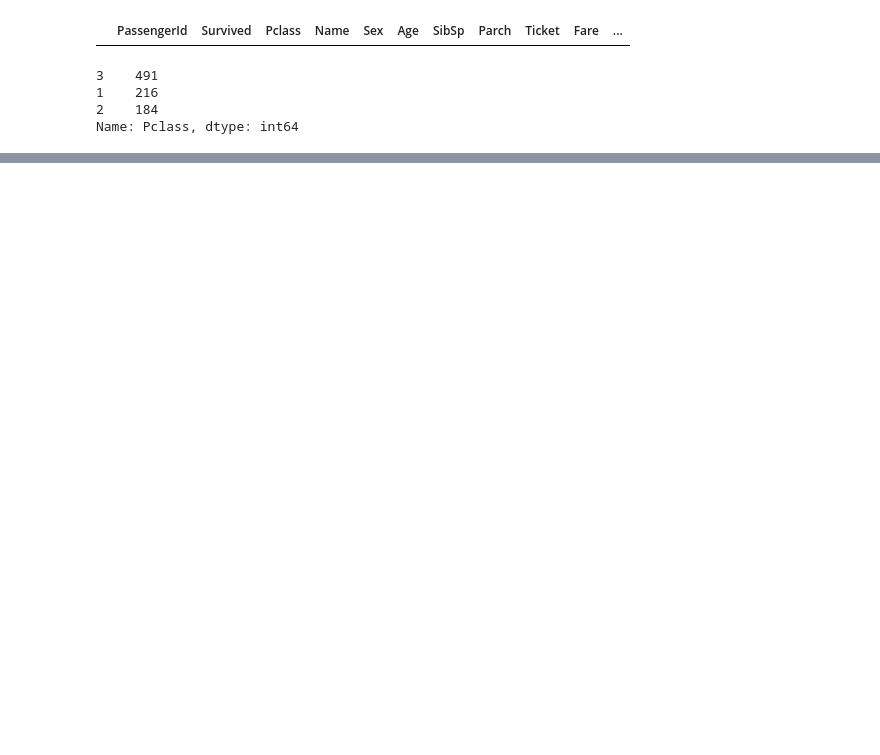
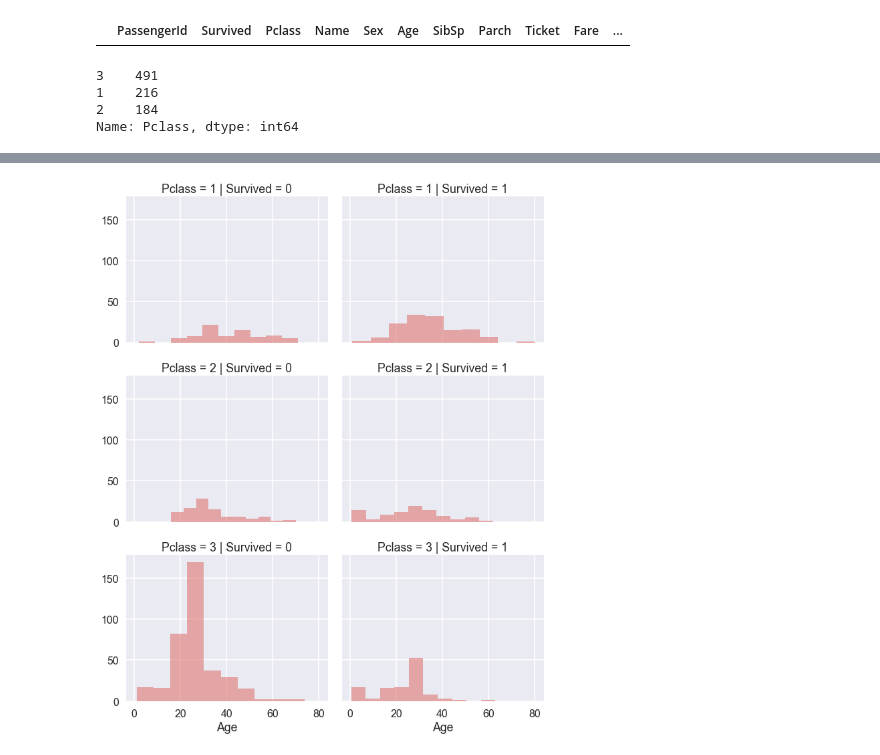
Before and after one commit to mjlsmith/Investigating-a-Dataset, a Jupyter notebook: Titanic Data analysis.ipynb, the cells around one changed output, grey strips where cells are left out. Cells and saved outputs as stored; diff of their text form; code cells hidden in the pictures; blank space fills up the shorter version.

```diff
--- a/Titanic Data analysis.ipynb
+++ b/Titanic Data analysis.ipynb
@@ -198,0 +332,7 @@ Name: Pclass, dtype: int64
+# %%
+grid = sns.FacetGrid(df, col='Survived', row='Pclass', size=4.0, aspect=1.2)
+grid.map(plt.hist, 'Age', alpha=.5, bins=10)
+grid.add_legend();
+sns.set_palette("hls");
+# %% [output]
+[figure, added]
```
Also changed, not shown: parts of 26 cells of this notebook.
